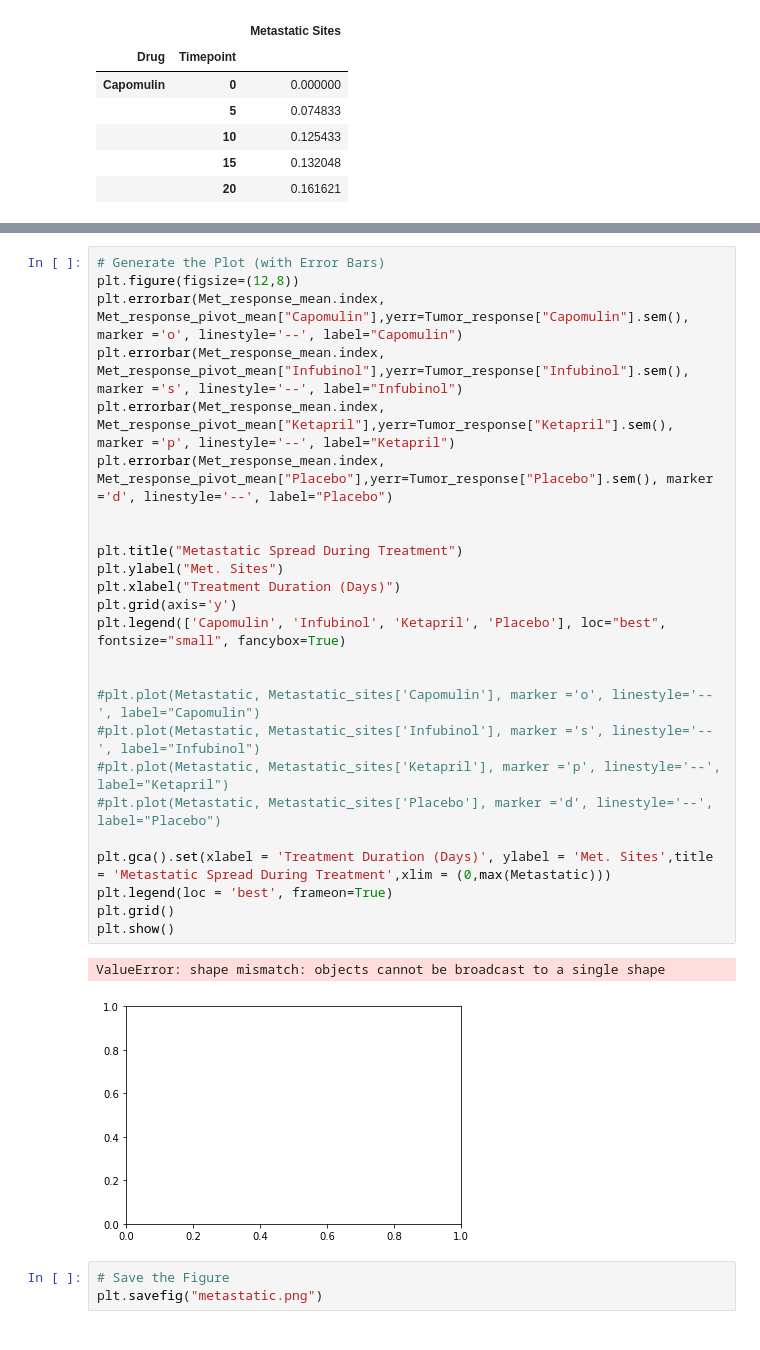
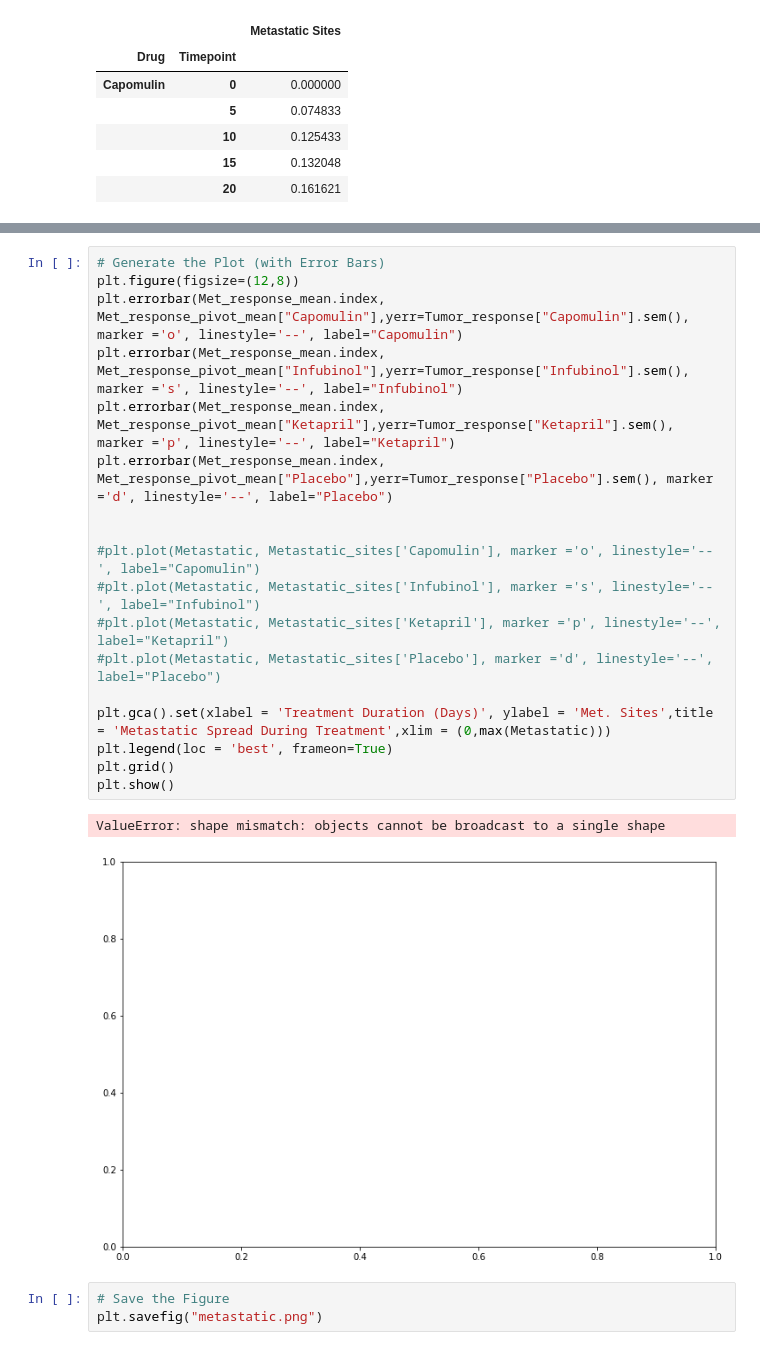
Before and after one commit to Deyinka/matplotlib-challenge, a Jupyter notebook: Pymaceuticals/Pymaceuticals _Assignment.ipynb, the cells around one changed output, grey strips where cells are left out. Saved outputs shown, nothing was run; the diff lists cells and outputs as text.

```diff
--- a/Pymaceuticals/Pymaceuticals _Assignment.ipynb
+++ b/Pymaceuticals/Pymaceuticals _Assignment.ipynb
@@ -208,31 +208,24 @@ Met_response_pivot_mean.head()
 # %%
 # Generate the Plot (with Error Bars)
 plt.figure(figsize=(12,8))
 plt.errorbar(Met_response_mean.index, Met_response_pivot_mean["Capomulin"],yerr=Tumor_response["Capomulin"].sem(), marker ='o', linestyle='--', label="Capomulin")
 plt.errorbar(Met_response_mean.index, Met_response_pivot_mean["Infubinol"],yerr=Tumor_response["Infubinol"].sem(), marker ='s', linestyle='--', label="Infubinol")
 plt.errorbar(Met_response_mean.index, Met_response_pivot_mean["Ketapril"],yerr=Tumor_response["Ketapril"].sem(), marker ='p', linestyle='--', label="Ketapril")
 plt.errorbar(Met_response_mean.index, Met_response_pivot_mean["Placebo"],yerr=Tumor_response["Placebo"].sem(), marker ='d', linestyle='--', label="Placebo")
-
-
-plt.title("Metastatic Spread During Treatment")
-plt.ylabel("Met. Sites")
-plt.xlabel("Treatment Duration (Days)")
-plt.grid(axis='y')
-plt.legend(['Capomulin', 'Infubinol', 'Ketapril', 'Placebo'], loc="best", fontsize="small", fancybox=True)
 
 
 #plt.plot(Metastatic, Metastatic_sites['Capomulin'], marker ='o', linestyle='--', label="Capomulin")
 #plt.plot(Metastatic, Metastatic_sites['Infubinol'], marker ='s', linestyle='--', label="Infubinol")
 #plt.plot(Metastatic, Metastatic_sites['Ketapril'], marker ='p', linestyle='--', label="Ketapril")
 #plt.plot(Metastatic, Metastatic_sites['Placebo'], marker ='d', linestyle='--', label="Placebo")
 
 plt.gca().set(xlabel = 'Treatment Duration (Days)', ylabel = 'Met. Sites',title = 'Metastatic Spread During Treatment',xlim = (0,max(Metastatic)))
 plt.legend(loc = 'best', frameon=True)
 plt.grid()
 plt.show()
 # %% [output]
 ValueError: shape mismatch: objects cannot be broadcast to a single shape
-[figure, old version]
+[figure, new version]
 # %%
 # Save the Figure
 plt.savefig("metastatic.png")
```
